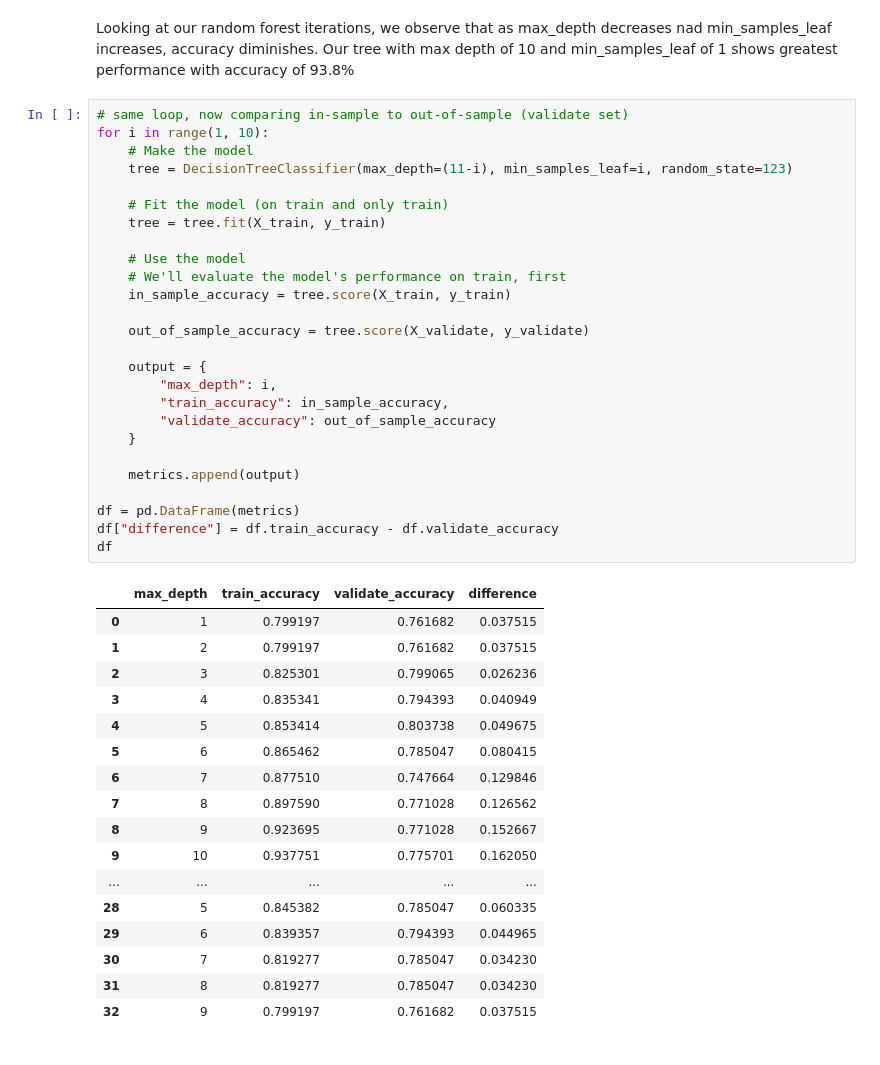
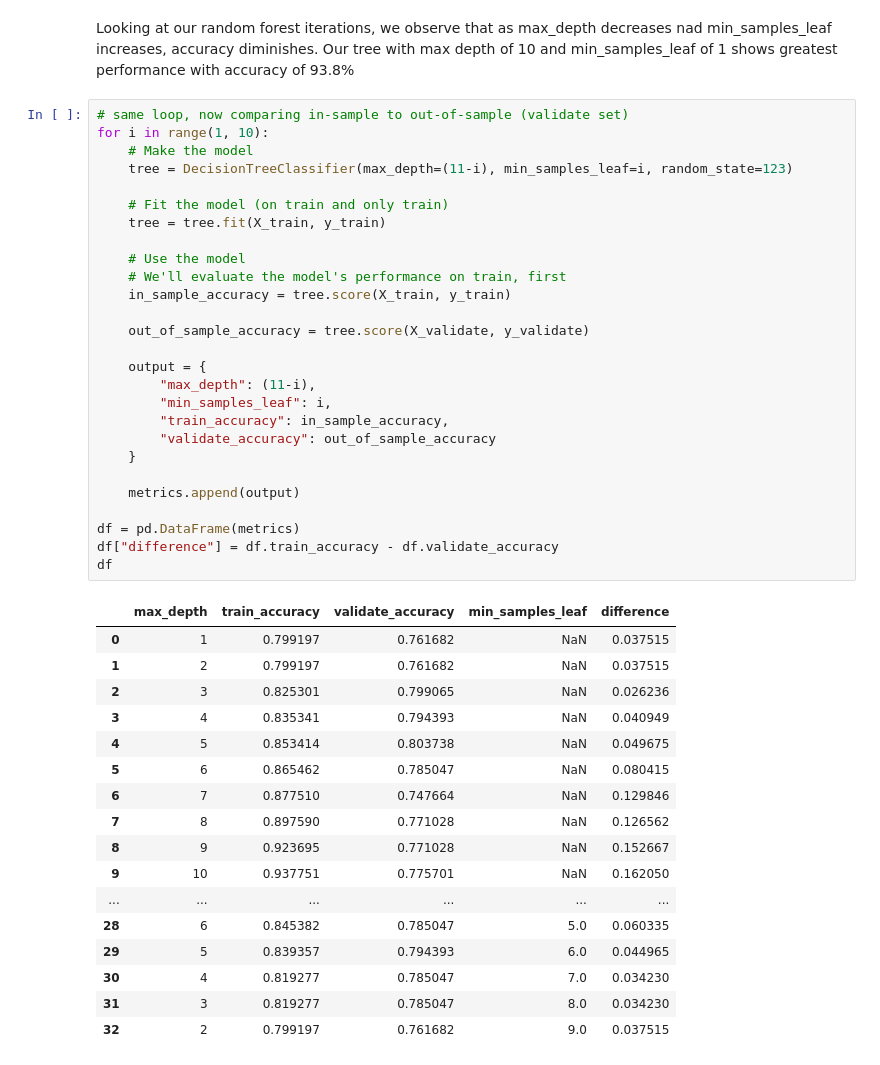
Before and after one commit to SchneemannDavid/Classification, a Jupyter notebook: exercises/model.ipynb, the cells around one changed output. Cells and saved outputs as stored; diff of their text form.

```diff
--- a/exercises/model.ipynb
+++ b/exercises/model.ipynb
@@ -637,47 +645,48 @@ Our tree with max depth of 10 and min_samples_leaf of 1 shows greatest performan
 # %%
 # same loop, now comparing in-sample to out-of-sample (validate set)
 for i in range(1, 10):
     # Make the model
     tree = DecisionTreeClassifier(max_depth=(11-i), min_samples_leaf=i, random_state=123)
 
     # Fit the model (on train and only train)
     tree = tree.fit(X_train, y_train)
 
     # Use the model
     # We'll evaluate the model's performance on train, first
     in_sample_accuracy = tree.score(X_train, y_train)
 
     out_of_sample_accuracy = tree.score(X_validate, y_validate)
 
     output = {
-        "max_depth": i,
+        "max_depth": (11-i),
+        "min_samples_leaf": i,
         "train_accuracy": in_sample_accuracy,
         "validate_accuracy": out_of_sample_accuracy
     }
 
     metrics.append(output)
 
 df = pd.DataFrame(metrics)
 df["difference"] = df.train_accuracy - df.validate_accuracy
 df
 # %% [output]
-|  | max_depth | train_accuracy | validate_accuracy | difference |
-| 0 | 1 | 0.799197 | 0.761682 | 0.037515 |
-| 1 | 2 | 0.799197 | 0.761682 | 0.037515 |
-| 2 | 3 | 0.825301 | 0.799065 | 0.026236 |
-| 3 | 4 | 0.835341 | 0.794393 | 0.040949 |
-| 4 | 5 | 0.853414 | 0.803738 | 0.049675 |
-| 5 | 6 | 0.865462 | 0.785047 | 0.080415 |
-| 6 | 7 | 0.877510 | 0.747664 | 0.129846 |
-| 7 | 8 | 0.897590 | 0.771028 | 0.126562 |
-| 8 | 9 | 0.923695 | 0.771028 | 0.152667 |
-| 9 | 10 | 0.937751 | 0.775701 | 0.162050 |
-| ... | ... | ... | ... | ... |
-| 28 | 5 | 0.845382 | 0.785047 | 0.060335 |
-| 29 | 6 | 0.839357 | 0.794393 | 0.044965 |
-| 30 | 7 | 0.819277 | 0.785047 | 0.034230 |
-| 31 | 8 | 0.819277 | 0.785047 | 0.034230 |
-| 32 | 9 | 0.799197 | 0.761682 | 0.037515 |
+|  | max_depth | train_accuracy | validate_accuracy | min_samples_leaf | difference |
+| 0 | 1 | 0.799197 | 0.761682 | NaN | 0.037515 |
+| 1 | 2 | 0.799197 | 0.761682 | NaN | 0.037515 |
+| 2 | 3 | 0.825301 | 0.799065 | NaN | 0.026236 |
+| 3 | 4 | 0.835341 | 0.794393 | NaN | 0.040949 |
+| 4 | 5 | 0.853414 | 0.803738 | NaN | 0.049675 |
+| 5 | 6 | 0.865462 | 0.785047 | NaN | 0.080415 |
+| 6 | 7 | 0.877510 | 0.747664 | NaN | 0.129846 |
+| 7 | 8 | 0.897590 | 0.771028 | NaN | 0.126562 |
+| 8 | 9 | 0.923695 | 0.771028 | NaN | 0.152667 |
+| 9 | 10 | 0.937751 | 0.775701 | NaN | 0.162050 |
+| ... | ... | ... | ... | ... | ... |
+| 28 | 6 | 0.845382 | 0.785047 | 5.0 | 0.060335 |
+| 29 | 5 | 0.839357 | 0.794393 | 6.0 | 0.044965 |
+| 30 | 4 | 0.819277 | 0.785047 | 7.0 | 0.034230 |
+| 31 | 3 | 0.819277 | 0.785047 | 8.0 | 0.034230 |
+| 32 | 2 | 0.799197 | 0.761682 | 9.0 | 0.037515 |
 # %%
 df[df.difference <= 0.10].sort_values(by=['validate_accuracy', 'difference'], ascending = [False,True])
 # %% [output]
```
Also changed, not shown: parts of 8 cells of this notebook.
